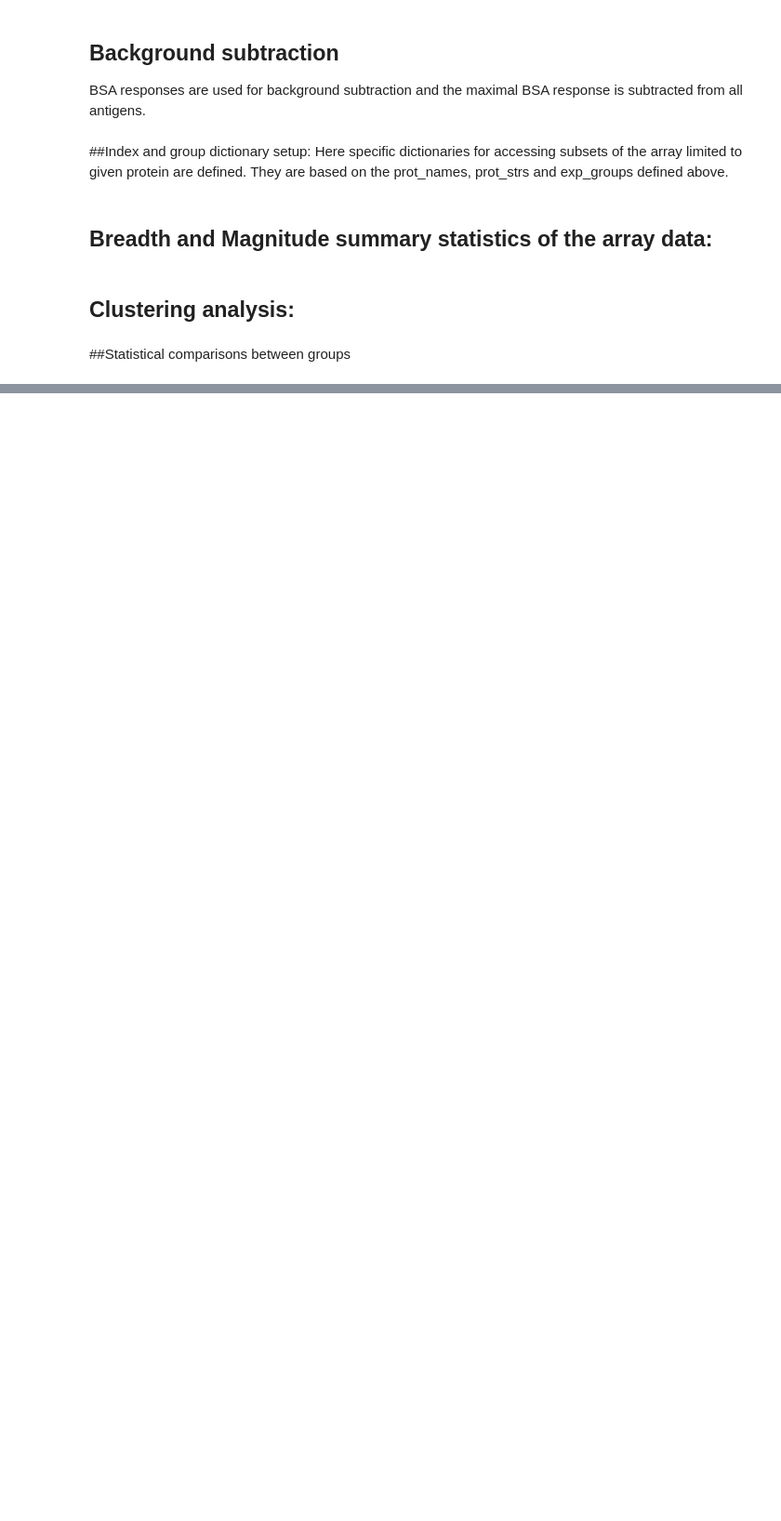
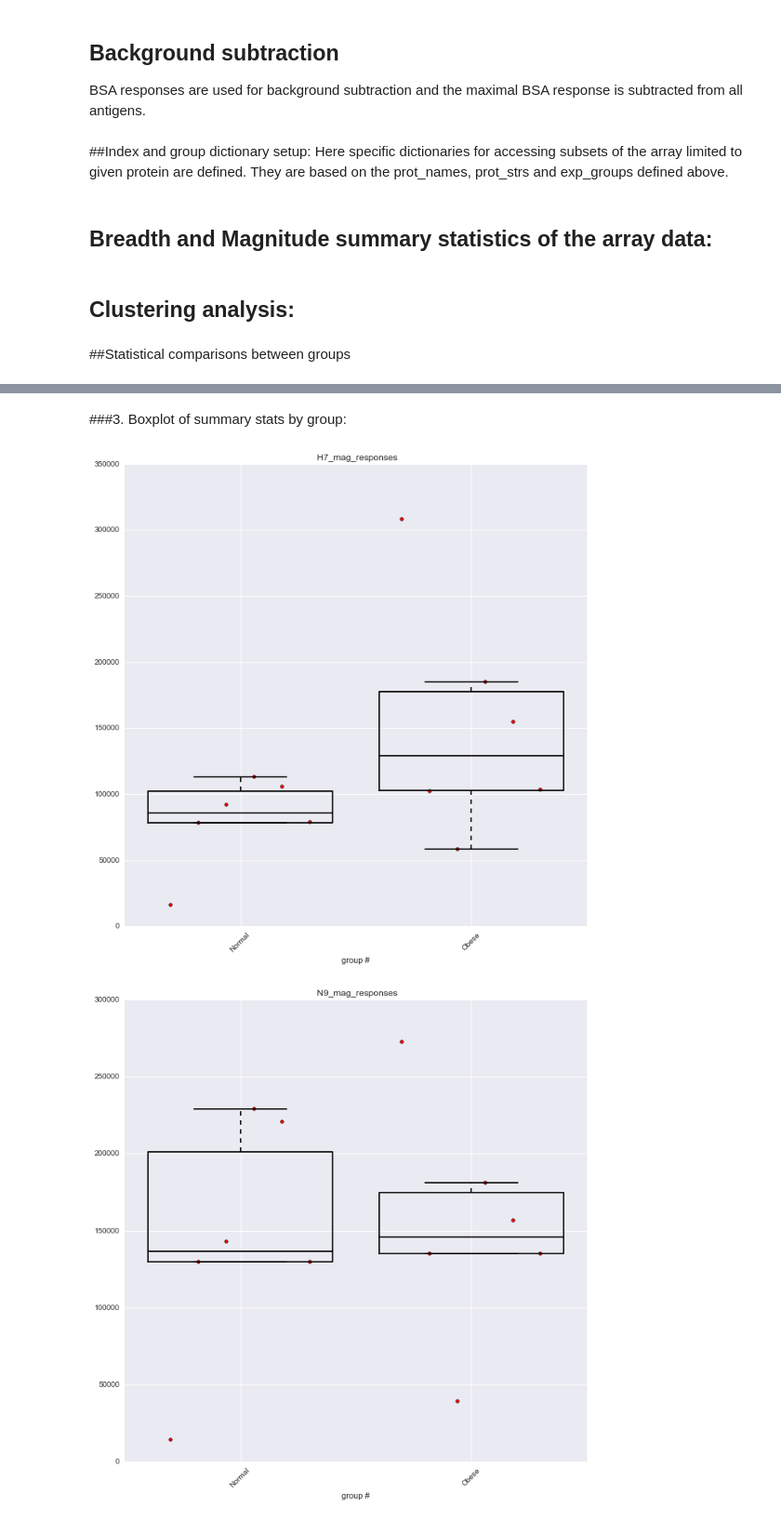
Before and after one commit to thertz/HertzLabCode, a Jupyter notebook: Python/notebooks/Analyze_Array_Data.ipynb, the cells around one changed output, grey strips where cells are left out. Shown at 93% size. Saved outputs shown, nothing was run; the diff lists cells and outputs as text; code cells hidden in the pictures; blank space fills up the shorter version.

```diff
--- a/Python/notebooks/Analyze_Array_Data.ipynb
+++ b/Python/notebooks/Analyze_Array_Data.ipynb
@@ -148,3 +74,5 @@ arr_df[antigens] = arr_df[antigens].astype(float)
+# %%
+arr_df, bg_df = amutils.backgound_subtract_array_data(arr_df, antigens, bg_name='BSA')
 # %% [markdown]
 ##Index and group dictionary setup:
 Here specific dictionaries for accessing subsets of the array limited to given protein are defined. They are based on the prot_names, prot_strs and exp_groups defined above.
@@ -187,2 +79,8 @@ arr_df['group_label'] = arr_df['group'].map(group_labels)
+# %%
+ind_dict, time_dict, group_inds, group_labels = \
+    amutils.initialize_indexing_dictionaries(arr_df, prot_names, prot_strs, exp_groups)
+
+# add numeric label column to arr_df for stat testing.
+arr_df = amutils.add_numeric_labels_to_arr_df(arr_df, group_labels)
 # %% [markdown]
 ## Breadth and Magnitude summary statistics of the array data:
@@ -250,0 +165,8 @@ for p, s in zip(prot_names, prot_strs):
+# %% [markdown]
+###3. Boxplot of summary stats by group:
+# %%
+# plot boxplots of all groups - magnitude and breadth for each protein
+amp.plot_summary_stat_boxplots_by_exp_groups(arr_df, arr_summary_stats, sample_inds=None, fig_path=None)
+# %% [output]
+[figure, added]
+[figure, added]
```
Also changed, not shown: parts of 33 cells of this notebook, 9 other files.
